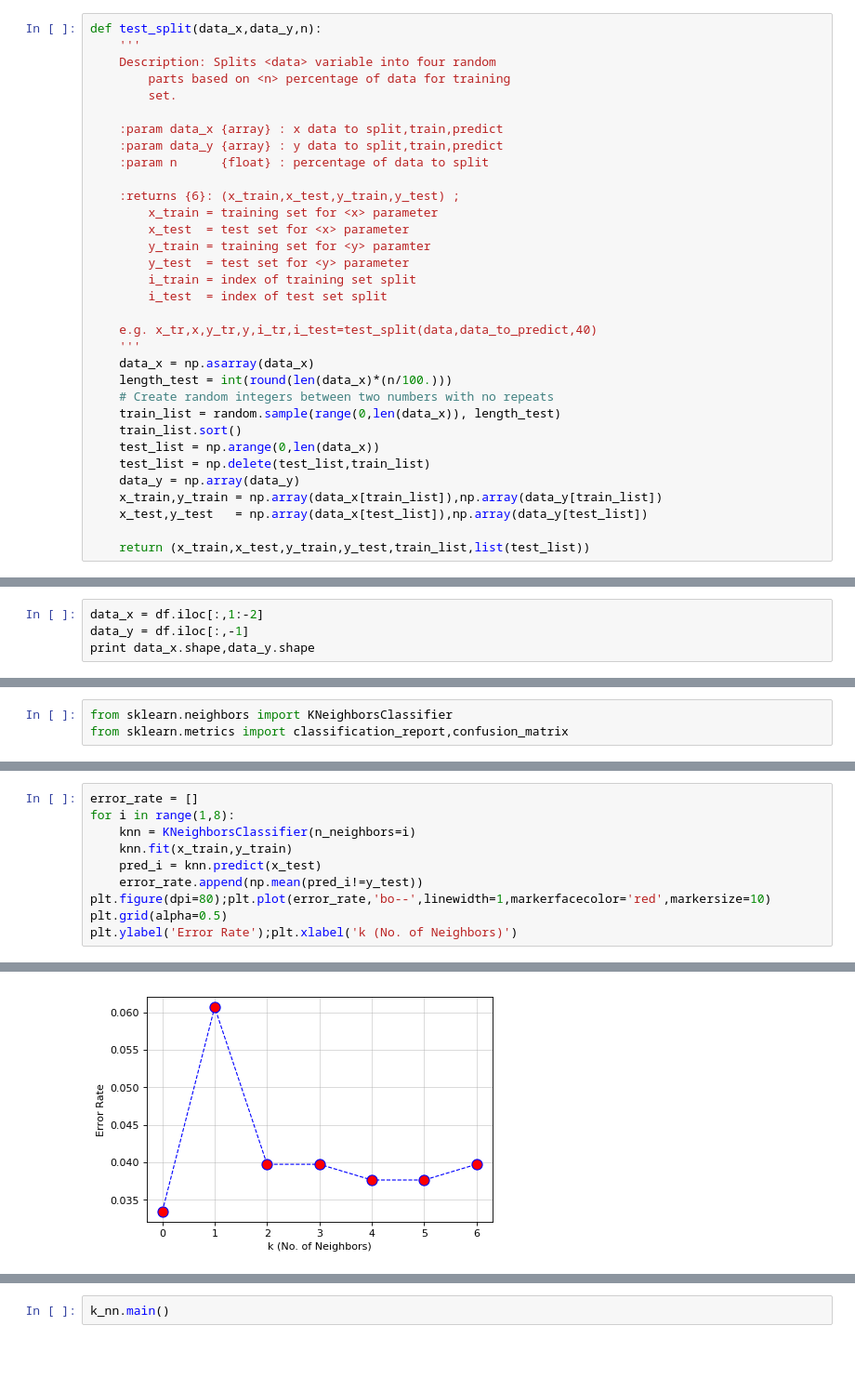
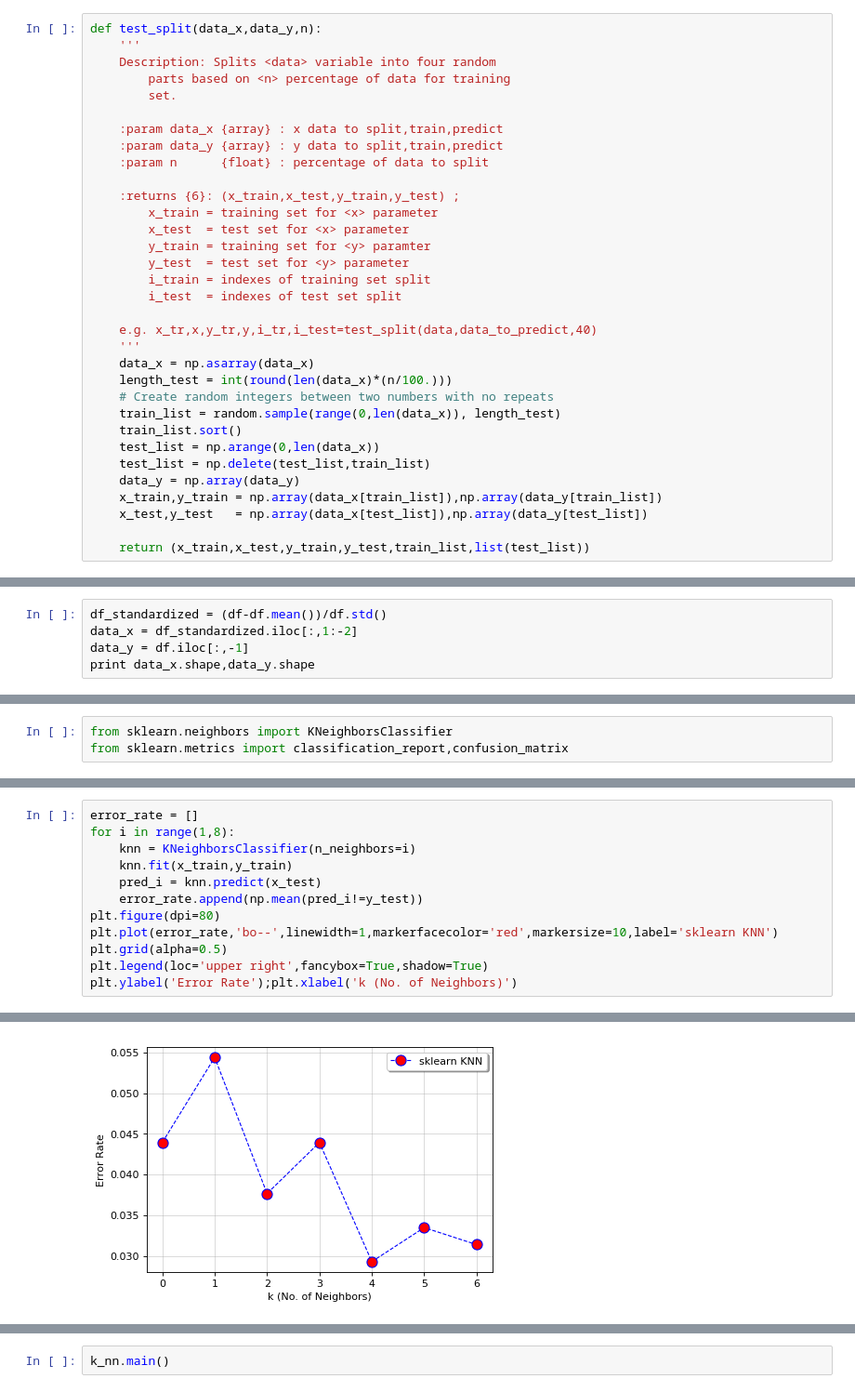
Before and after one commit to istewar1/Research, a Jupyter notebook: COSC 528/Project 3/COSC528_Project3.ipynb, the cells around one changed output, grey strips where cells are left out. Shown: that part at 93% size. Saved outputs shown, nothing was run; the diff lists cells and outputs as text; blank space fills up the shorter version.

```diff
--- a/COSC 528/Project 3/COSC528_Project3.ipynb
+++ b/COSC 528/Project 3/COSC528_Project3.ipynb
@@ -100,8 +100,8 @@ def test_split(data_x,data_y,n):
         x_test  = test set for <x> parameter
         y_train = training set for <y> paramter
         y_test  = test set for <y> parameter
-        i_train = index of training set split
-        i_test  = index of test set split
+        i_train = indexes of training set split
+        i_test  = indexes of test set split
 
     e.g. x_tr,x,y_tr,y,i_tr,i_test=test_split(data,data_to_predict,40)
     '''
@@ -122,5 +122,6 @@ Not using *Sample Code No.* in analysis. Using the *Class* feature as the predic
 # %%
-data_x = df.iloc[:,1:-2]
+df_standardized = (df-df.mean())/df.std()
+data_x = df_standardized.iloc[:,1:-2]
 data_y = df.iloc[:,-1]
 print data_x.shape,data_y.shape
 # %% [output]
@@ -162,14 +163,16 @@ avg / total       0.96      0.96      0.96       478
 # %%
 error_rate = []
 for i in range(1,8):
     knn = KNeighborsClassifier(n_neighbors=i)
     knn.fit(x_train,y_train)
     pred_i = knn.predict(x_test)
     error_rate.append(np.mean(pred_i!=y_test))
-plt.figure(dpi=80);plt.plot(error_rate,'bo--',linewidth=1,markerfacecolor='red',markersize=10)
+plt.figure(dpi=80)
+plt.plot(error_rate,'bo--',linewidth=1,markerfacecolor='red',markersize=10,label='sklearn KNN')
 plt.grid(alpha=0.5)
+plt.legend(loc='upper right',fancybox=True,shadow=True)
 plt.ylabel('Error Rate');plt.xlabel('k (No. of Neighbors)')
 # %% [output]
 Text(0.5,0,u'k (No. of Neighbors)')
-[figure, old version]
+[figure, new version]
 # %%
```
Also changed, not shown: parts of 7 cells of this notebook.
